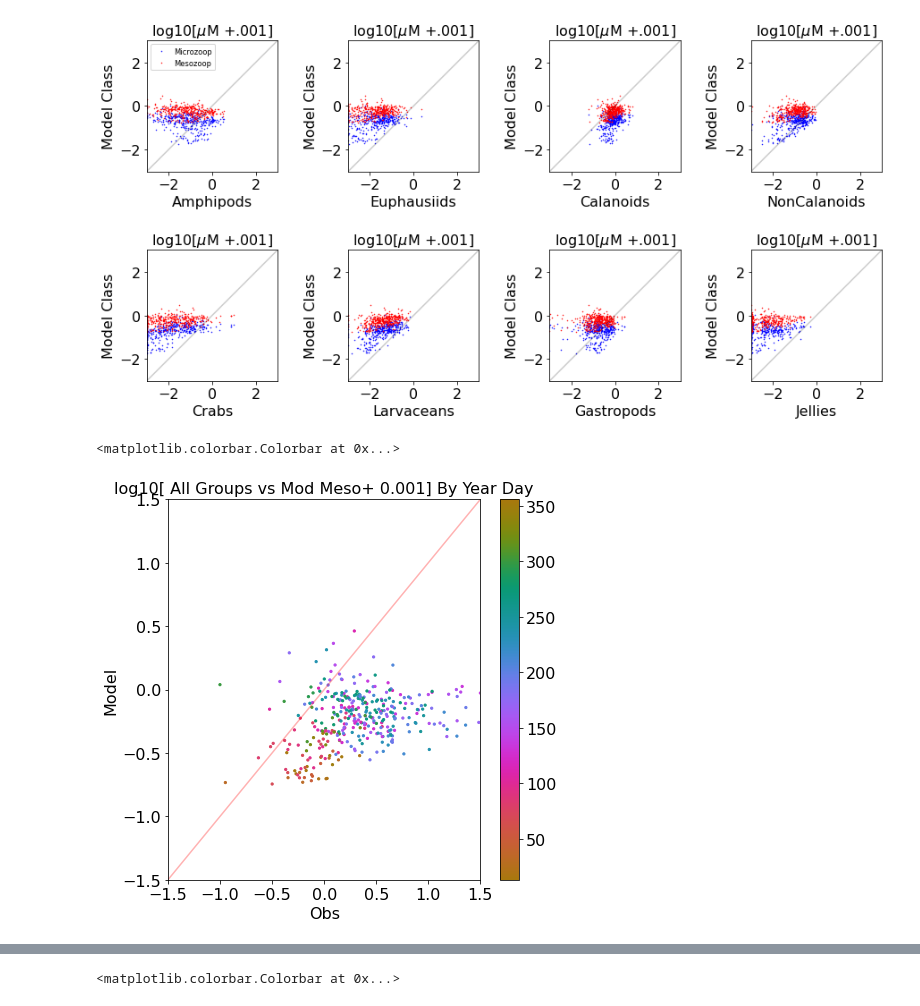
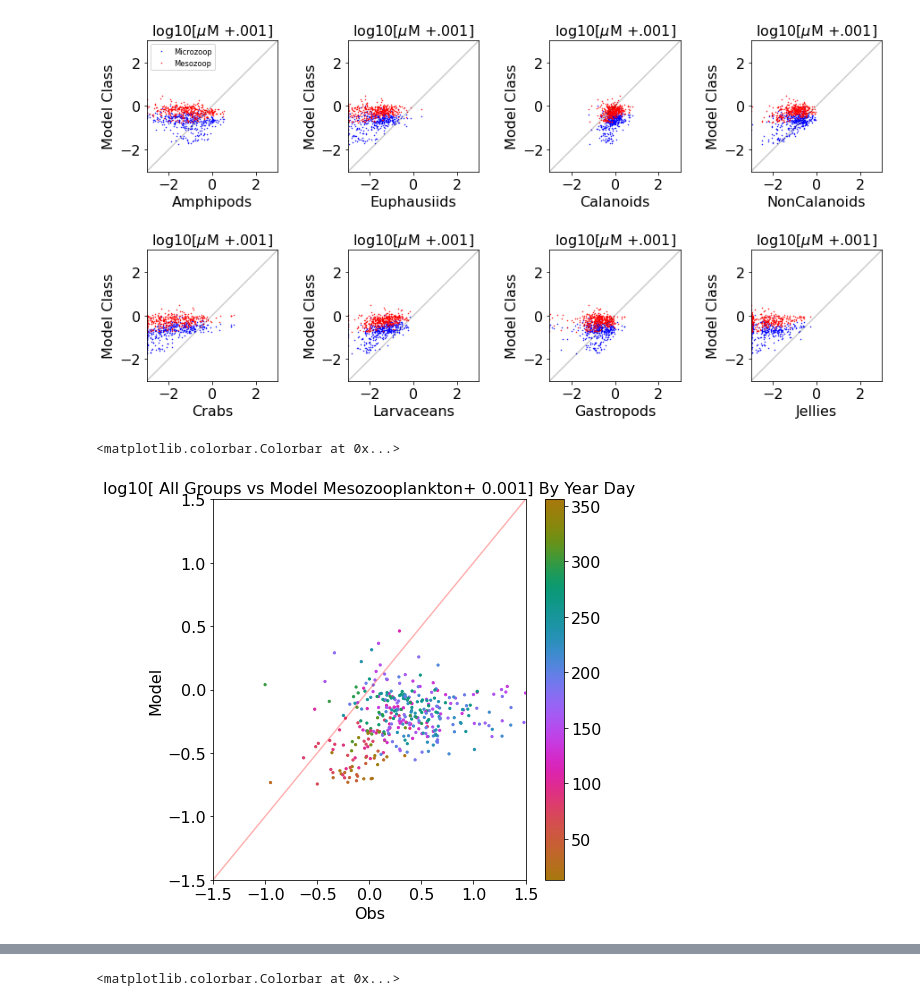
Before and after one commit to SalishSeaCast/analysis-karyn, a Jupyter notebook: notebooks/plotExamples/PugetSoundZoop.ipynb, the cells around one changed output, grey strips where cells are left out. Cells and saved outputs as stored; diff of their text form; code cells hidden in the pictures.

```diff
--- a/notebooks/plotExamples/PugetSoundZoop.ipynb
+++ b/notebooks/plotExamples/PugetSoundZoop.ipynb
@@ -773,15 +773,15 @@ data['Year']=[ii.year for ii in data['dtUTC']]
 # %%
 fig,ax=plt.subplots(1,1,figsize=(7,7))
 m=ax.scatter(logt(data['Calanoids']+data['Euphausiids']+data['Amphipods']+data['Crabs']+data['Larvaceans']+data['Gastropods'])+data['NonCalanoids']+data['Jellies'],logt(data['mod_mesozooplankton']),
           c=data['yd'],s=5,cmap=cmocean.cm.phase)
 
-ax.set_title('log10[ All Groups vs Mod Meso+ 0.001] By Year Day')
+ax.set_title('log10[ All Groups vs Model Mesozooplankton+ 0.001] By Year Day')
 ax.set_xlabel('Obs')
 ax.set_ylabel('Model')
 ax.plot((-6,5),(-6,5),'r-',alpha=.3)
 ax.set_xlim(-1.5,1.5)
 ax.set_ylim(-1.5,1.5);
 fig.colorbar(m)
 # %% [output]
 <matplotlib.colorbar.Colorbar at 0x...>
-[figure, old version]
+[figure, new version]
```
Also changed, not shown: parts of 4 cells of this notebook.
